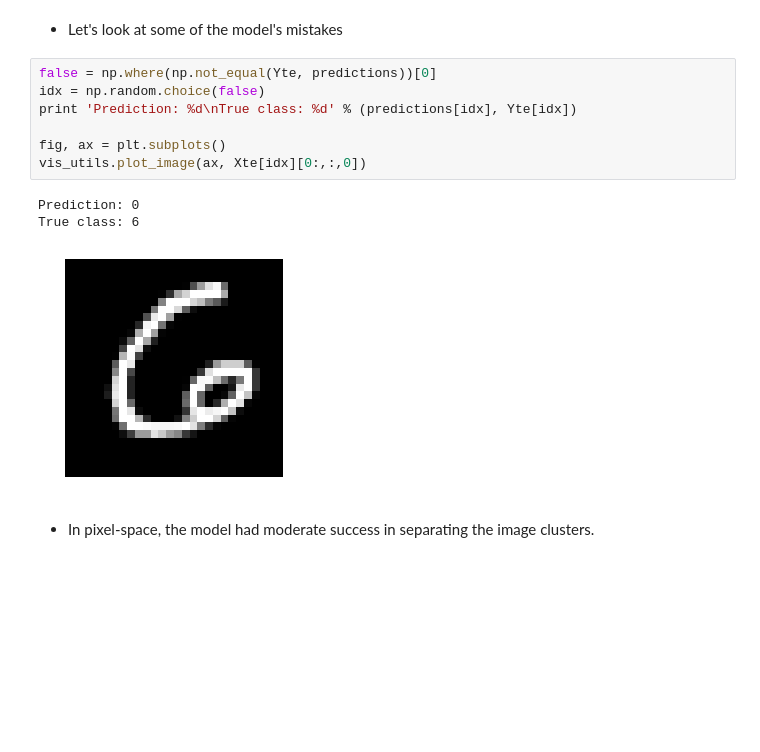
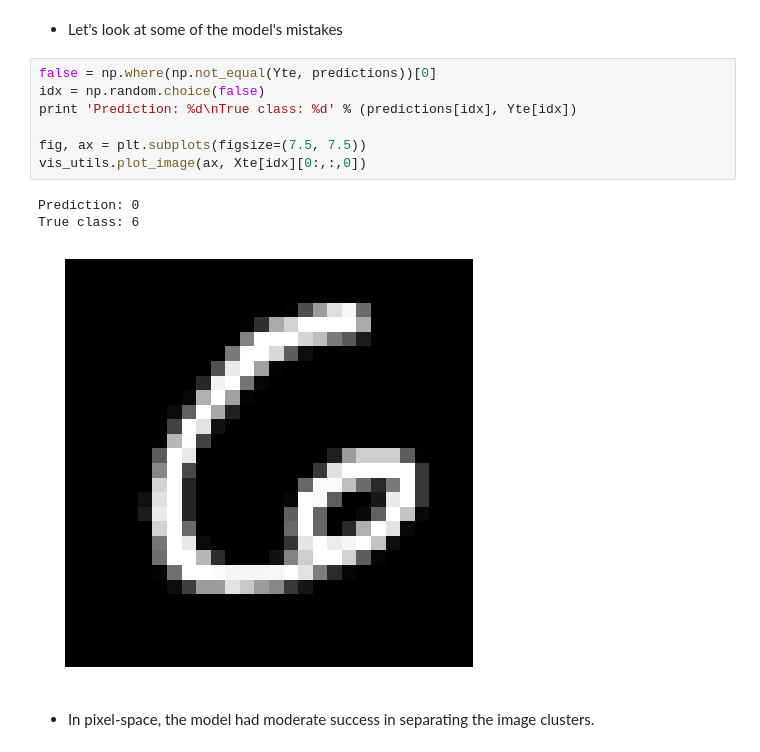
Before and after one commit to jcboyd/deep-learning-workshop, a Jupyter notebook: main.ipynb, the cells around one changed output. Saved outputs shown, nothing was run; the diff lists cells and outputs as text; blank space fills up the shorter version.

```diff
--- a/main.ipynb
+++ b/main.ipynb
@@ -274,14 +274,14 @@ vis_utils.plot_confusion_matrix(ax, confusion_matrix, classes, fontsize=15)
 # %%
 false = np.where(np.not_equal(Yte, predictions))[0]
 idx = np.random.choice(false)
 print 'Prediction: %d\nTrue class: %d' % (predictions[idx], Yte[idx])
 
-fig, ax = plt.subplots()
+fig, ax = plt.subplots(figsize=(7.5, 7.5))
 vis_utils.plot_image(ax, Xte[idx][0:,:,0])
 # %% [output]
 Prediction: 0
 True class: 6
-[figure, old version]
+[figure, new version]
 # %% [markdown]
 * In pixel-space, the model had moderate success in separating the image clusters.
 # %% [markdown]
```
Also changed, not shown: parts of 17 cells of this notebook, 5 other files.
